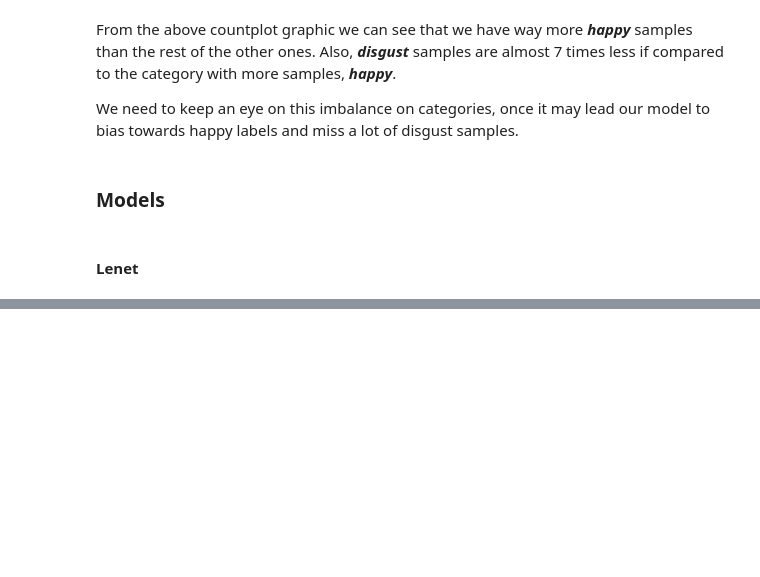
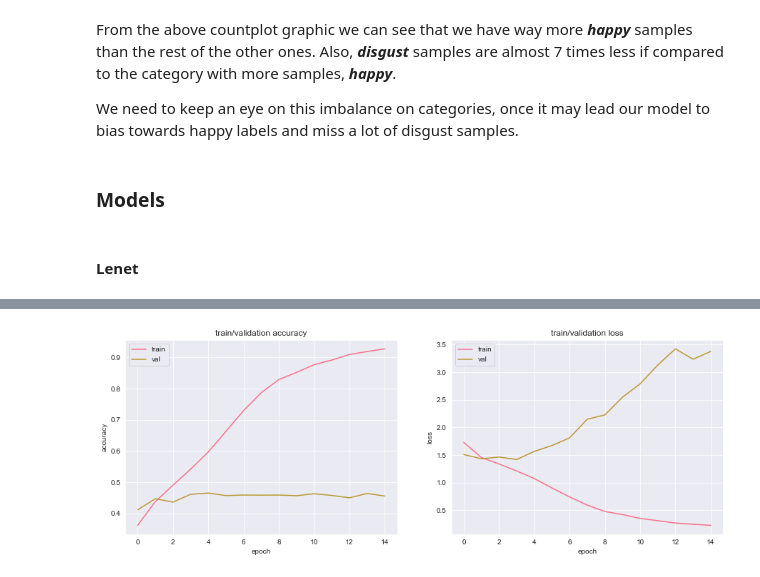
Before and after one commit to LajosNeto/mask-shop, a Jupyter notebook: maskshop/playground.ipynb, the cells around one changed output, grey strips where cells are left out. Cells and saved outputs as stored; diff of their text form; code cells hidden in the pictures; blank space fills up the shorter version.

Commit message:
Add initial test model - Lenet CNN

```diff
--- a/maskshop/playground.ipynb
+++ b/maskshop/playground.ipynb
@@ -38,3 +43,30 @@ We need to keep an eye on this imbalance on categories, once it may lead our mod
 ### Models
 # %% [markdown]
 ####  Lenet
+# %%
+model = Sequential(name='LeNet-5')
+# Layer C1 (convolution) - 6 feature maps 28x28
+model.add(Conv2D(6, (5,5), strides=(1,1), input_shape=(48,48,1), name='C1', activation='relu'))
+
+# Layer S2 (sub-sampling) - 6 feature maps 14x14
+model.add(AvgPool2D(pool_size=(2,2), name='S2'))
+
+# Layer C3 (convolution) - 16 feature maps 10x10
+model.add(Conv2D(16, (5,5), strides=(1,1), name='C3', activation='relu'))
+
+# Layer S4 (sub-samlping) - 16 feature maps 5x5
+model.add(AvgPool2D(pool_size=(2,2), name='S4'))
+
+# Layer C5 (convolution) - 16 feature maps 10x10 - Flattened layer
+model.add(Conv2D(120, (4,4), strides=(1,1), name='C5', activation='relu'))
+model.add(Flatten(name='C5-Flat'))
+model.add(Dense(120, name='C5-Dense', activation='relu'))
+
+# Layer F6 - Full connection 84
+model.add(Dense(84, name='F6'))
+
+# Output layer
+model.add(Dense(7, activation='softmax', name='Output'))
+
+model.summary()
+model.compile(loss='categorical_crossentropy', metrics=['accuracy'], optimizer='adam')
@@ -40,0 +91,2 @@ We need to keep an eye on this imbalance on categories, once it may lead our mod
+# %%
+history = model.fit(X_train, y_train, validation_data=(X_test, y_test), epochs=15)
@@ -40,0 +111,16 @@ We need to keep an eye on this imbalance on categories, once it may lead our mod
+# %%
+fig, ax = plt.subplots(1,2, figsize=(15,5))
+
+ax[0].plot(history.history['accuracy'])
+ax[0].plot(history.history['val_accuracy'])
+ax[0].legend(['train', 'val'])
+ax[0].set(title='train/validation accuracy', xlabel='epoch', ylabel='accuracy')
+
+ax[1].plot(history.history['loss'])
+ax[1].plot(history.history['val_loss'])
+ax[1].legend(['train', 'val'])
+ax[1].set(title='train/validation loss', xlabel='epoch', ylabel='loss')
+
+plt.show()
+# %% [output]
+[figure, added]
```
Also changed, not shown: parts of 4 cells of this notebook.
